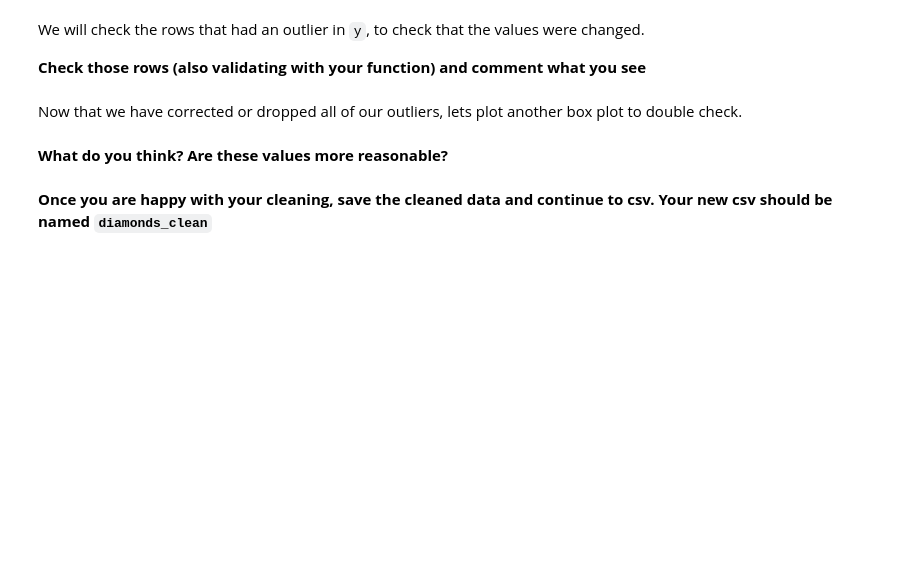
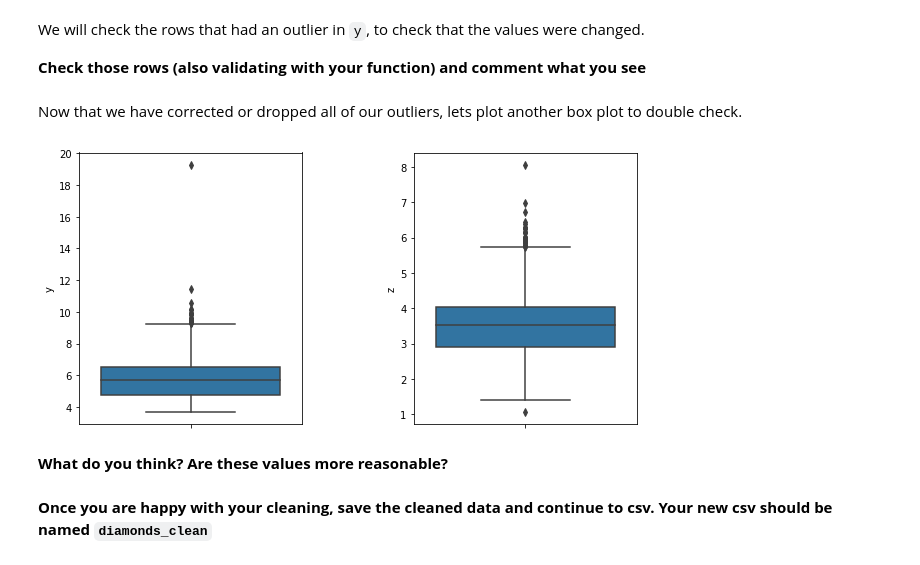
Before and after one commit to jmolendijk/dataV2-labs, a Jupyter notebook: module-2/M2-mini-project1/1.-Data Cleaning.ipynb, the cells around one changed output. Drawn from its saved outputs; the diff is of its cells as text; code cells hidden in the pictures; blank space fills up the shorter version.

```diff
--- a/module-2/M2-mini-project1/1.-Data Cleaning.ipynb
+++ b/module-2/M2-mini-project1/1.-Data Cleaning.ipynb
@@ -385,3 +474,7 @@ Now that we have found the outlier, let's use the function we defined earlier to
+# %%
+diamonds2.loc[48410,'z']=0
+
+diamonds2['z'] = diamonds2.apply(lambda row: calculate_z(row), axis=1)
 # %% [markdown]
 Let's check if we actually corrected the outlier.
 # %%
@@ -400,0 +516,3 @@ Now let's do the same for `y`. First, let's filter the DataFrame to find the out
+# %%
+diamonds2.loc[24067,'y']=0
+diamonds2.loc[49189,'y']=0
@@ -406,0 +530,12 @@ We can clearly see that the 31.8 in row 49189 is an outlier for the y value. Als
+# %%
+def calculate_y2 (row):
+    if row['y'] > 0:
+        return row['y']
+    elif row['y'] == 0 and row['x'] != 0 and row['z'] != 0:
+        num1 = row['z']*200
+        num2 = row['x']*row['depth']
+        num3 = num1 - num2
+        num4 = num3/row['depth']
+        return num4
+
+diamonds2['y'] = diamonds2.apply(lambda row: calculate_y2(row), axis=1)
@@ -413,8 +553,10 @@ Now that we have corrected or dropped all of our outliers, lets plot another box
 # %%
 #Run this code
 fig, ax = plt.subplots(1,2, figsize=(10, 5))
-sns.boxplot(y=diamonds.y, ax=ax[0])
-sns.boxplot(y=diamonds.z, ax=ax[1])
+sns.boxplot(y=diamonds2.y, ax=ax[0])
+sns.boxplot(y=diamonds2.z, ax=ax[1])
 plt.subplots_adjust(wspace=0.5)
+# %% [output]
+[figure, added]
 # %% [markdown]
 **What do you think? Are these values more reasonable?**
```
Also changed, not shown: parts of 30 cells of this notebook, 9 other files.
